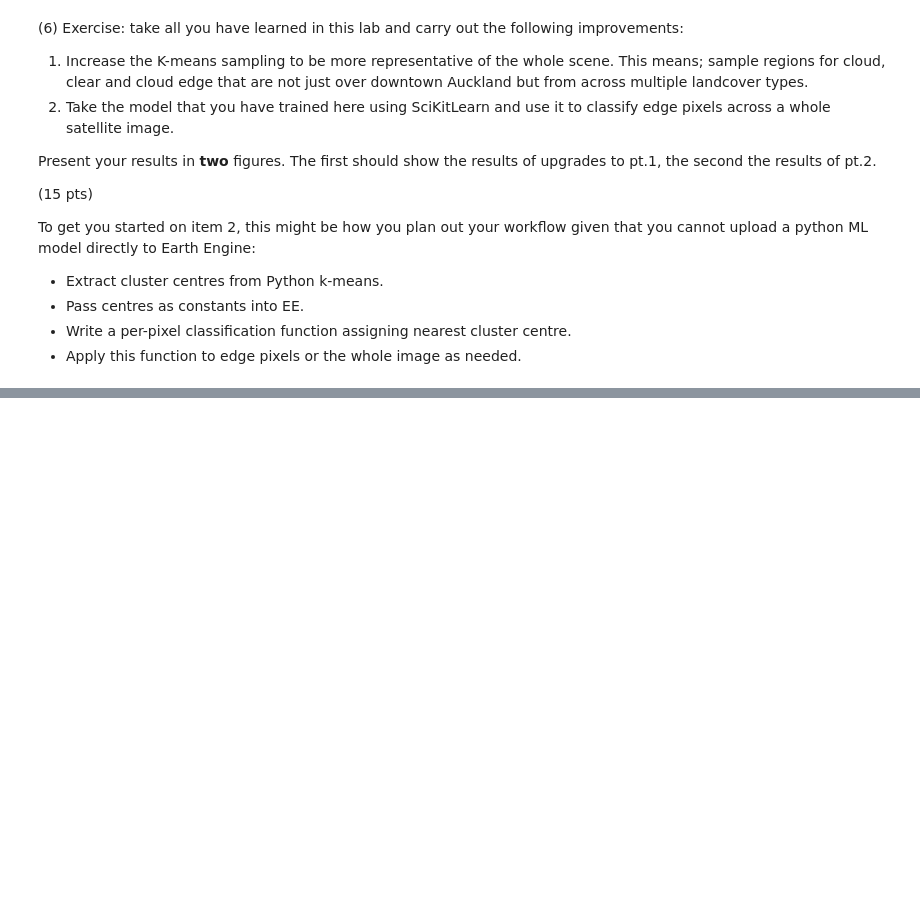
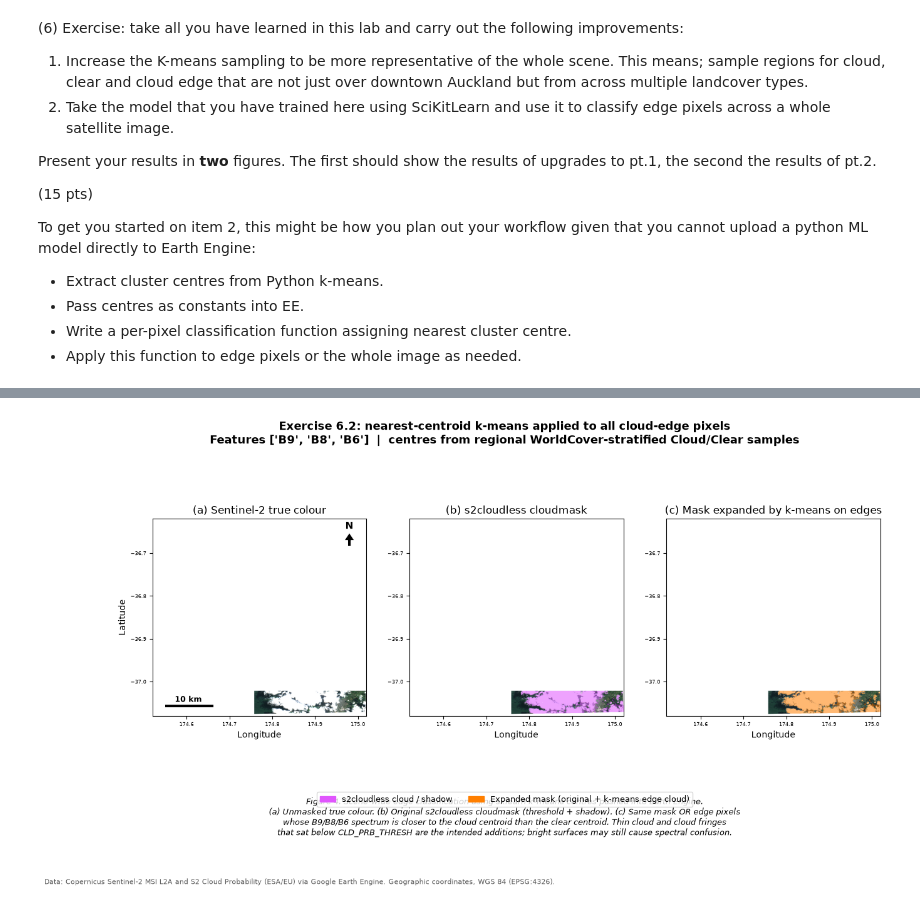
Before and after one commit to dongwook-uoa/SatelliteDataAI-UOA, a Jupyter notebook: Lab-Notebooks/761_Lab3.ipynb, the cells around one changed output, grey strips where cells are left out. Cells and saved outputs as stored; diff of their text form; code cells hidden in the pictures; blank space fills up the shorter version.

```diff
--- a/Lab-Notebooks/761_Lab3.ipynb
+++ b/Lab-Notebooks/761_Lab3.ipynb
@@ -531,0 +786,19 @@ To get you started on item 2, this might be how you plan out your workflow given
+# %%
+# --- Exercise 6.2: apply sklearn k-means centres to every edge pixel in Earth Engine ---
+# Cannot upload the sklearn model; pass cluster centres and assign the nearest centroid per pixel.
+
+cloud_centre = kmeans_ex6.cluster_centers_[cloud_cluster_ex6].tolist()
+clear_centre = kmeans_ex6.cluster_centers_[clear_cluster_ex6].tolist()
+
+stack = img_ex6.select(features_ex6)
+d_cloud = stack.subtract(ee.Image.constant(cloud_centre)).pow(2).reduce(ee.Reducer.sum()).sqrt()
+d_clear = stack.subtract(ee.Image.constant(clear_centre)).pow(2).reduce(ee.Reducer.sum()).sqrt()
+km_is_cloud = d_cloud.lte(d_clear).rename('km_cloud')  # 1 = closer to the cloud centroid
+
+s2cloudless_mask = img_ex6.select('cloudmask')
+edge_only = km_is_cloud.updateMask(cloud_edge).selfMask().rename('kmeans_edge_cloud')
+# Expand the original mask with edge pixels that k-means assigns to cloud
+mask_expanded = s2cloudless_mask.unmask(0).Or(km_is_cloud.And(cloud_edge).unmask(0)).rename('cloudmask_kmeans')
+
+print(f'Cloud centroid ({", ".join(features_ex6)}):', cloud_centre)
+print(f'Clear centroid ({", ".join(features_ex6)}):', clear_centre)
@@ -531,0 +808,71 @@ To get you started on item 2, this might be how you plan out your workflow given
+# %%
+# Figure 2 — whole-image k-means on cloud-edge pixels
+
+rgb = img_ex6.visualize(bands=['B4', 'B3', 'B2'], min=0, max=3000, gamma=1.2)
+orig_over = rgb.blend(s2cloudless_mask.selfMask().visualize(palette=['e056fd'], opacity=0.55))
+edge_over = rgb.blend(s2cloudless_mask.selfMask().visualize(palette=['e056fd'], opacity=0.45)).blend(
+    edge_only.visualize(palette=['00b4d8'], opacity=0.8)
+)
+exp_over = rgb.blend(mask_expanded.selfMask().visualize(palette=['ff7f00'], opacity=0.55))
+
+urls = [
+    rgb.getThumbURL({'dimensions': 800, 'region': region, 'format': 'png'}),
+    orig_over.getThumbURL({'dimensions': 800, 'region': region, 'format': 'png'}),
+    exp_over.getThumbURL({'dimensions': 800, 'region': region, 'format': 'png'}),
+]
+titles = [
+    '(a) Sentinel-2 true colour',
+    '(b) s2cloudless cloudmask',
+    '(c) Mask expanded by k-means on edges',
+]
+
+fig = plt.figure(figsize=(15, 6.5))
+gs = fig.add_gridspec(1, 3, width_ratios=[1, 1, 1], wspace=0.2)
+axes = [fig.add_subplot(gs[0, i]) for i in range(3)]
+
+for ax, url, title in zip(axes, urls, titles):
+    with tempfile.NamedTemporaryFile(suffix='.png') as f:
+        urllib.request.urlretrieve(url, f.name)
+        ax.imshow(mpimg.imread(f.name), extent=[xmin, xmax, ymin, ymax])
+    ax.set_title(title, fontsize=12)
+    ax.set_xlabel('Longitude', fontsize=10)
+    ax.set_xlim(xmin, xmax)
+    ax.set_ylim(ymin, ymax)
+    ax.tick_params(labelsize=6)
+
+axes[0].set_ylabel('Latitude', fontsize=10)
+add_scale_bar(axes[0], length_km=10)
+add_north_arrow(axes[0])
+
+fig.legend(
+    handles=[
+        mpatches.Patch(color='#e056fd', label='s2cloudless cloud / shadow'),
+        mpatches.Patch(color='#ff7f00', label='Expanded mask (original + k-means edge cloud)'),
+    ],
+    loc='lower center', ncol=2, fontsize=9, frameon=True, bbox_to_anchor=(0.5, 0.02),
+)
+
+fig.suptitle(
+    'Exercise 6.2: nearest-centroid k-means applied to all cloud-edge pixels\n'
+    f'Features {features_ex6}  |  centres from regional WorldCover-stratified Cloud/Clear samples',
+    fontsize=13, fontweight='bold', y=0.98,
+)
+fig.text(
+    0.5, -0.04,
+    'Figure 4. Scene-wide edge classification using sklearn k-means centres pushed into Earth Engine.\n'
+    '(a) Unmasked true colour. (b) Original s2cloudless cloudmask (threshold + shadow). (c) Same mask OR edge pixels\n'
+    f'whose {"/".join(features_ex6)} spectrum is closer to the cloud centroid than the clear centroid. Thin cloud and cloud fringes\n'
+    'that sat below CLD_PRB_THRESH are the intended additions; bright surfaces may still cause spectral confusion.',
+    ha='center', fontsize=9, style='italic',
+)
+fig.text(
+    0.01, -0.16,
+    'Data: Copernicus Sentinel-2 MSI L2A and S2 Cloud Probability (ESA/EU) via Google Earth Engine. '
+    'Geographic coordinates, WGS 84 (EPSG:4326).',
+    ha='left', fontsize=8, color='0.35',
+)
+plt.tight_layout()
+fig.savefig('figures/lab3_ex6_kmeans_full_scene.png', dpi=300, bbox_inches='tight')
+plt.show()
+# %% [output]
+[figure, added]
```
Also changed, not shown: parts of 16 cells of this notebook, 3 other files.
